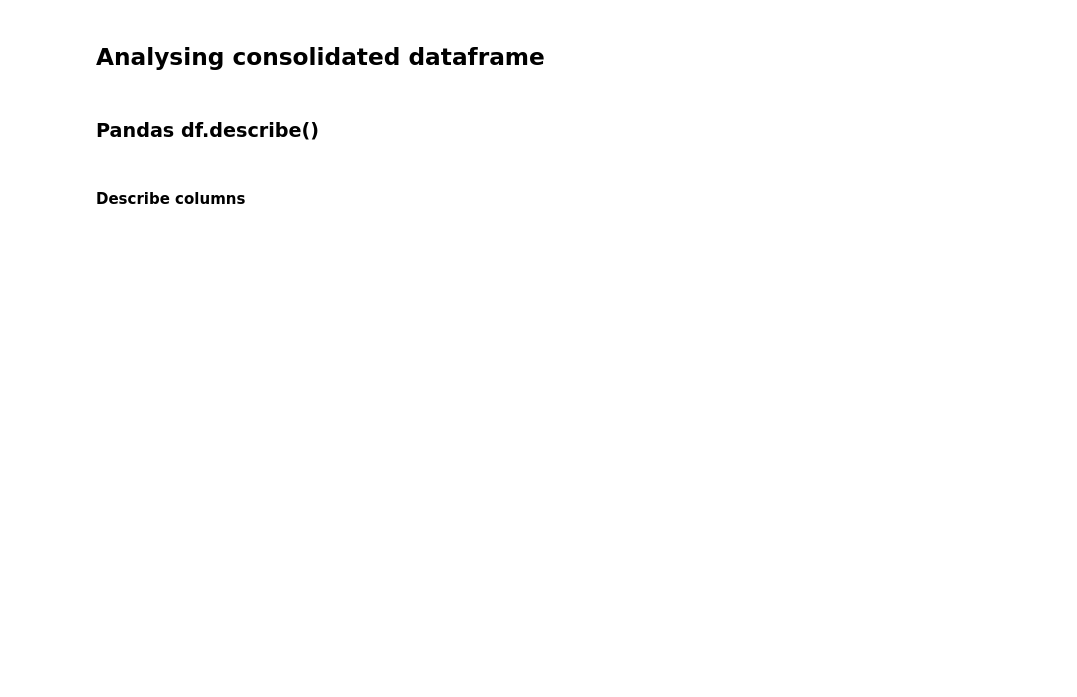
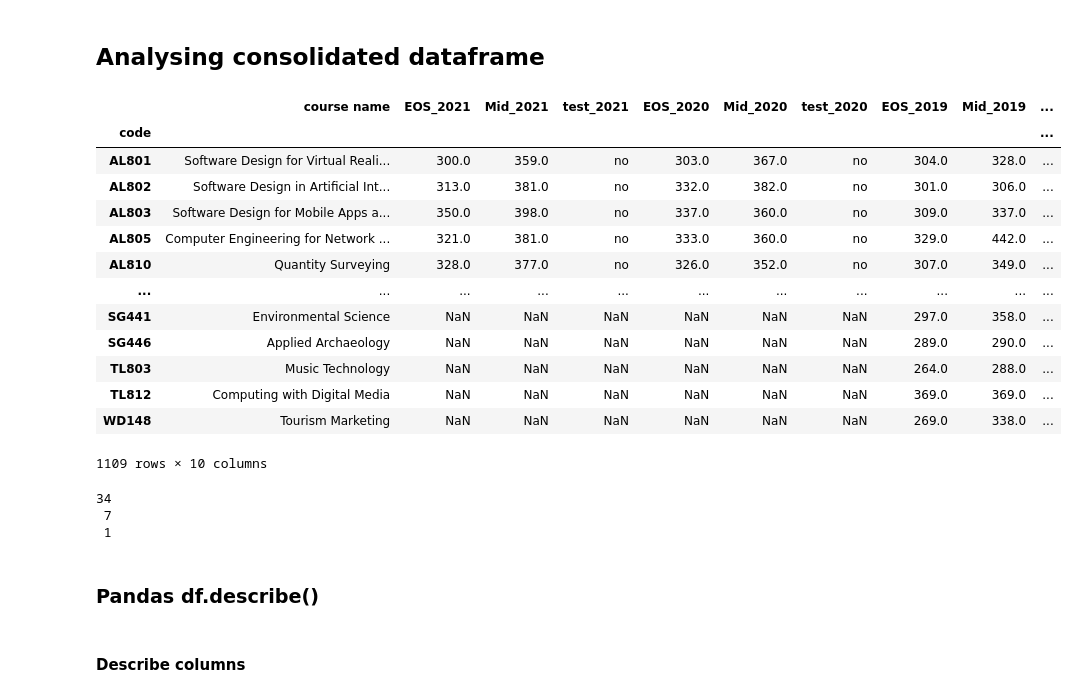
Before and after one commit to caioforteribeiro/fundamentals_data_analysis, a Jupyter notebook: cao.ipynb, the cells around one changed output. Saved outputs shown, nothing was run; the diff lists cells and outputs as text; code cells hidden in the pictures; blank space fills up the shorter version.

```diff
--- a/cao.ipynb
+++ b/cao.ipynb
@@ -798,6 +762,37 @@ pathcsvfinal = 'data/consolidated_' + nowstr + '.csv'
 allcourses.to_csv(pathcsvfinal)
 # %% [markdown]
 ## Analysing consolidated dataframe
+# %%
+#Select only courses that don't require additional tests, interviews etc
+allcourses_notest = allcourses.loc[(allcourses['test_2021']!='yes') & (allcourses['test_2020']!='yes') & (allcourses['test_2019']!='yes')]
+allcourses_notest
+# %% [output]
+|  | course name | EOS_2021 | Mid_2021 | test_2021 | EOS_2020 | Mid_2020 | test_2020 | EOS_2019 | Mid_2019 | ... |
+| code |  |  |  |  |  |  |  |  |  | ... |
+| AL801 | Software Design for Virtual Reali... | 300.0 | 359.0 | no | 303.0 | 367.0 | no | 304.0 | 328.0 | ... |
+| AL802 | Software Design in Artificial Int... | 313.0 | 381.0 | no | 332.0 | 382.0 | no | 301.0 | 306.0 | ... |
+| AL803 | Software Design for Mobile Apps a... | 350.0 | 398.0 | no | 337.0 | 360.0 | no | 309.0 | 337.0 | ... |
+| AL805 | Computer Engineering for Network ... | 321.0 | 381.0 | no | 333.0 | 360.0 | no | 329.0 | 442.0 | ... |
+| AL810 | Quantity Surveying | 328.0 | 377.0 | no | 326.0 | 352.0 | no | 307.0 | 349.0 | ... |
+| ... | ... | ... | ... | ... | ... | ... | ... | ... | ... | ... |
+| SG441 | Environmental Science | NaN | NaN | NaN | NaN | NaN | NaN | 297.0 | 358.0 | ... |
+| SG446 | Applied Archaeology | NaN | NaN | NaN | NaN | NaN | NaN | 289.0 | 290.0 | ... |
+| TL803 | Music Technology | NaN | NaN | NaN | NaN | NaN | NaN | 264.0 | 288.0 | ... |
+| TL812 | Computing with Digital Media | NaN | NaN | NaN | NaN | NaN | NaN | 369.0 | 369.0 | ... |
+| WD148 | Tourism Marketing | NaN | NaN | NaN | NaN | NaN | NaN | 269.0 | 338.0 | ... |
+1109 rows × 10 columns
+# %%
+above600_2021 = allcourses_notest[allcourses_notest['EOS_2021'] >= 600.0]['course name'].count()
+
+above600_2020 = allcourses_notest[allcourses_notest['EOS_2020'] >= 600.0]['course name'].count()
+
+above600_2019 = allcourses_notest[allcourses_notest['EOS_2019'] >= 600.0]['course name'].count()
+
+print(above600_2021, '\n',above600_2020, '\n',above600_2019)
+# %% [output]
+34
+ 7
+ 1
 # %% [markdown]
 ### Pandas df.describe()
 # %% [markdown]
```
Also changed, not shown: parts of 53 cells of this notebook, 15 other files.
